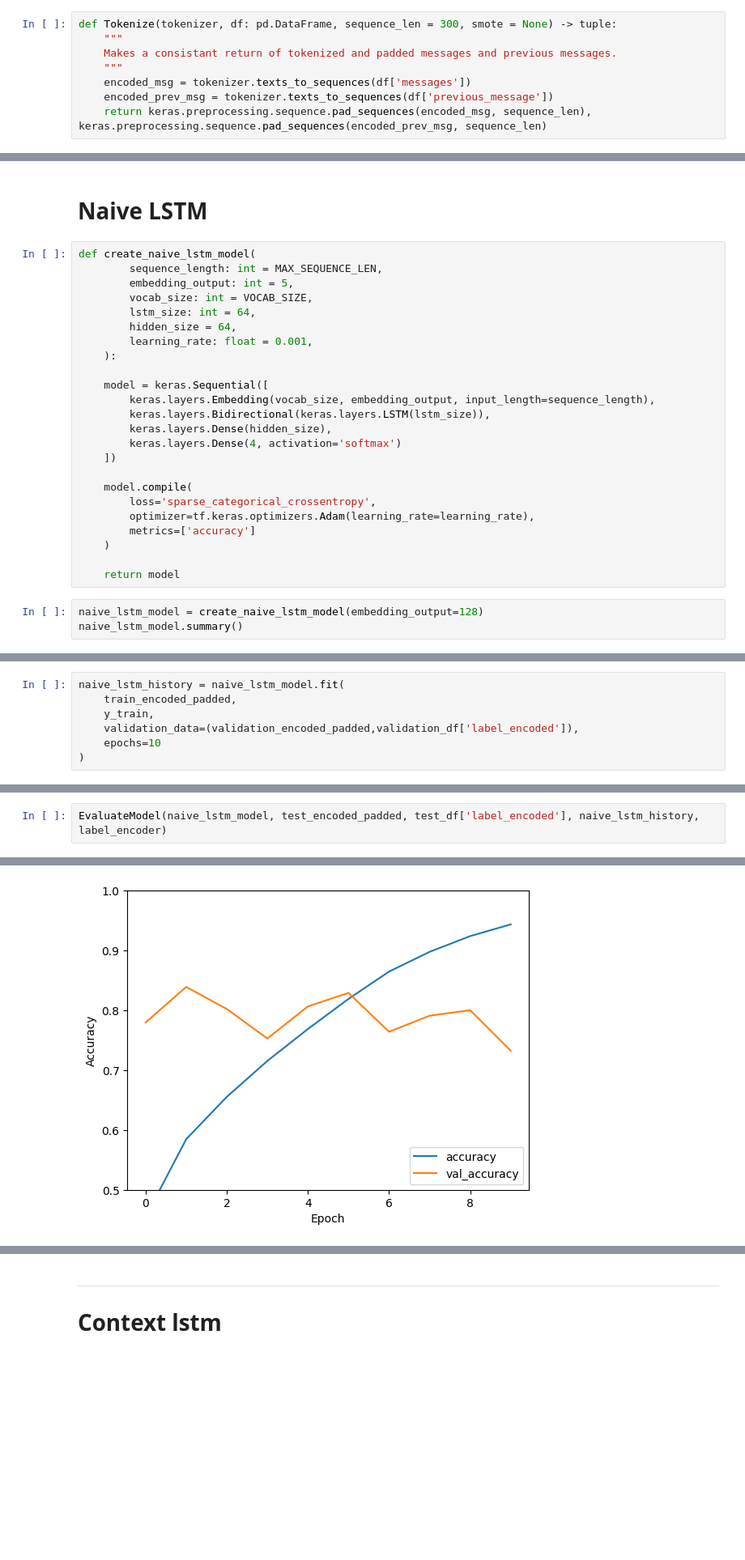
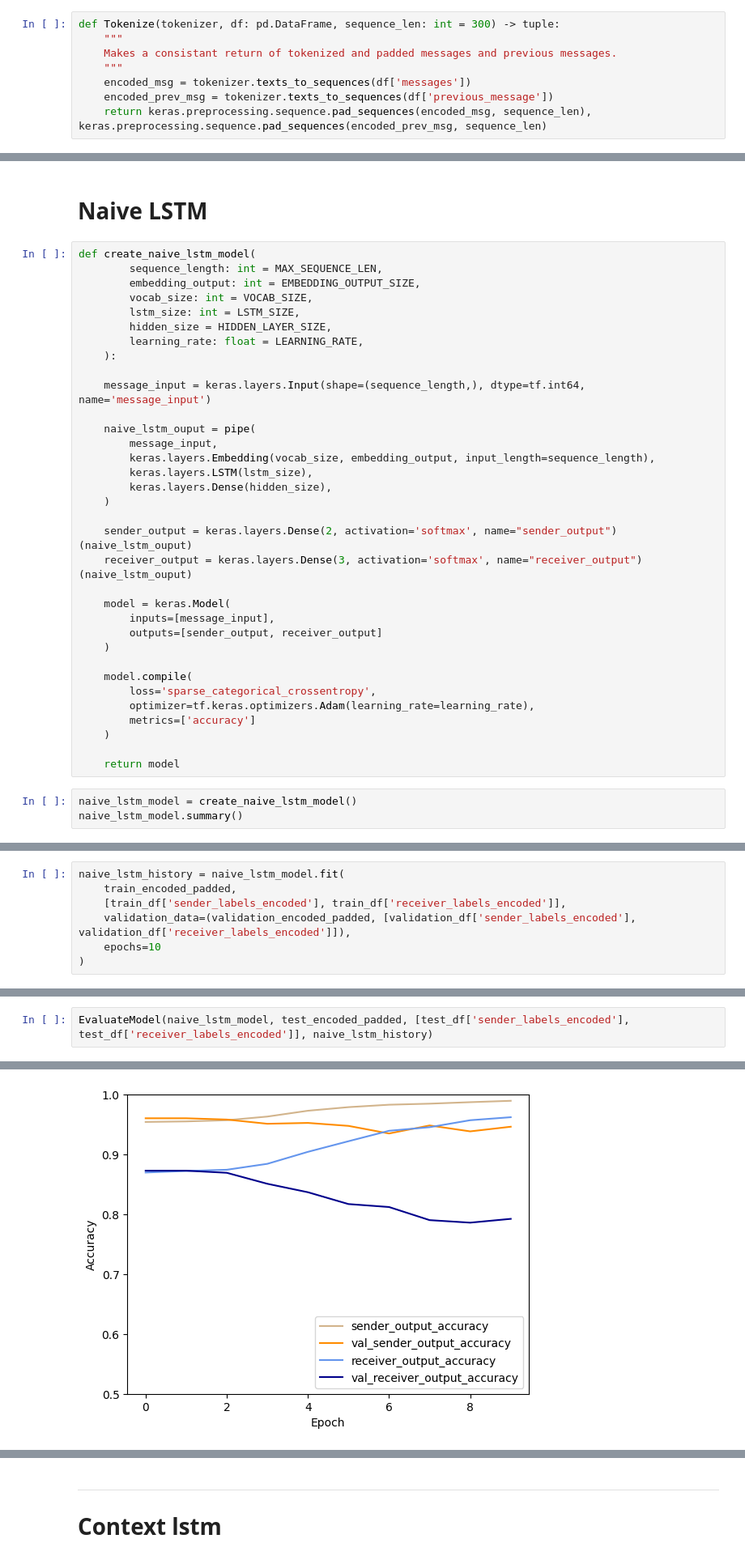
Before and after one commit to AdamKreitz/w266-final-project, a Jupyter notebook: lee2.ipynb, the cells around one changed output, grey strips where cells are left out. Shown at 81% size. Saved outputs shown, nothing was run; the diff lists cells and outputs as text; blank space fills up the shorter version.

```diff
--- a/lee2.ipynb
+++ b/lee2.ipynb
@@ -156,5 +164,5 @@ def EvaluateModel(model: tf.keras.Sequential, test_ds: tf.data.Dataset, test_tar
 # %%
-def Tokenize(tokenizer, df: pd.DataFrame, sequence_len = 300, smote = None) -> tuple:
+def Tokenize(tokenizer, df: pd.DataFrame, sequence_len: int = 300) -> tuple:
     """
     Makes a consistant return of tokenized and padded messages and previous messages.
     """
@@ -434,19 +446,29 @@ straightforward       0.86      0.59      0.70      2378
 # %%
 def create_naive_lstm_model(
         sequence_length: int = MAX_SEQUENCE_LEN,
-        embedding_output: int = 5,
+        embedding_output: int = EMBEDDING_OUTPUT_SIZE,
         vocab_size: int = VOCAB_SIZE,
-        lstm_size: int = 64,
-        hidden_size = 64,
-        learning_rate: float = 0.001,
+        lstm_size: int = LSTM_SIZE,
+        hidden_size = HIDDEN_LAYER_SIZE,
+        learning_rate: float = LEARNING_RATE,
     ):
 
-    model = keras.Sequential([
+    message_input = keras.layers.Input(shape=(sequence_length,), dtype=tf.int64, name='message_input')
+
+    naive_lstm_ouput = pipe(
+        message_input,
         keras.layers.Embedding(vocab_size, embedding_output, input_length=sequence_length),
-        keras.layers.Bidirectional(keras.layers.LSTM(lstm_size)),
+        keras.layers.LSTM(lstm_size),
         keras.layers.Dense(hidden_size),
-        keras.layers.Dense(4, activation='softmax')
-    ])
+    )
+
+    sender_output = keras.layers.Dense(2, activation='softmax', name="sender_output")(naive_lstm_ouput)
+    receiver_output = keras.layers.Dense(3, activation='softmax', name="receiver_output")(naive_lstm_ouput)
+
+    model = keras.Model(
+        inputs=[message_input],
+        outputs=[sender_output, receiver_output]
+    )
 
     model.compile(
         loss='sparse_categorical_crossentropy',
@@ -456,6 +478,6 @@ def create_naive_lstm_model(
 
     return model
 # %%
-naive_lstm_model = create_naive_lstm_model(embedding_output=128)
+naive_lstm_model = create_naive_lstm_model()
 naive_lstm_model.summary()
 # %% [output]
@@ -479,8 +501,8 @@ _________________________________________________________________
 # %%
 naive_lstm_history = naive_lstm_model.fit(
     train_encoded_padded,
-    y_train,
-    validation_data=(validation_encoded_padded,validation_df['label_encoded']),
+    [train_df['sender_labels_encoded'], train_df['receiver_labels_encoded']],
+    validation_data=(validation_encoded_padded, [validation_df['sender_labels_encoded'], validation_df['receiver_labels_encoded']]),
     epochs=10
 )
 # %% [output]
@@ -507,6 +529,6 @@ Epoch 10/10
 # %%
-EvaluateModel(naive_lstm_model, test_encoded_padded, test_df['label_encoded'], naive_lstm_history, label_encoder)
+EvaluateModel(naive_lstm_model, test_encoded_padded, [test_df['sender_labels_encoded'], test_df['receiver_labels_encoded']], naive_lstm_history)
 # %% [output]
 ========== Model Accuracy ==========
-[figure, old version]
+[figure, new version]
 ========== Test Evaluation ==========
```
Also changed, not shown: parts of 26 cells of this notebook.
